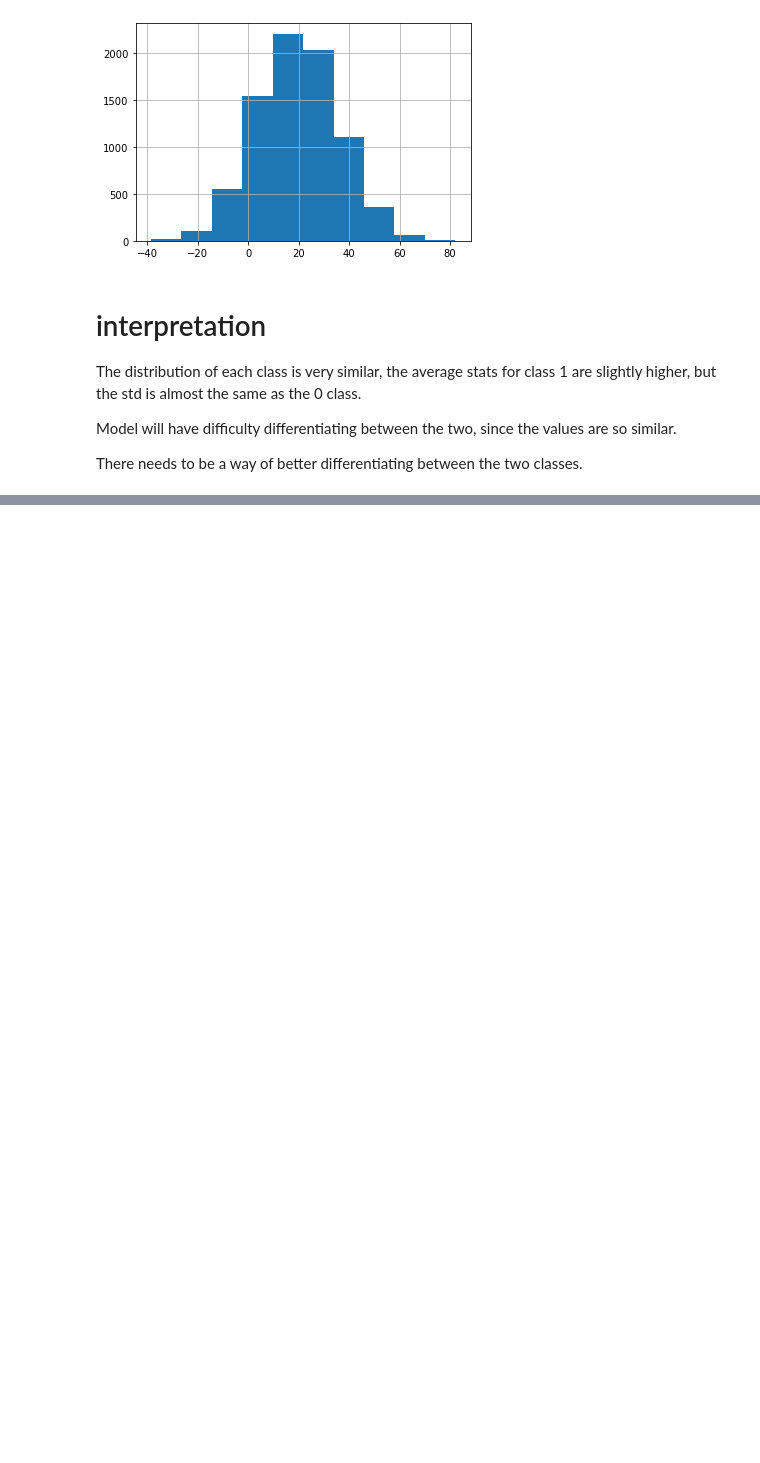
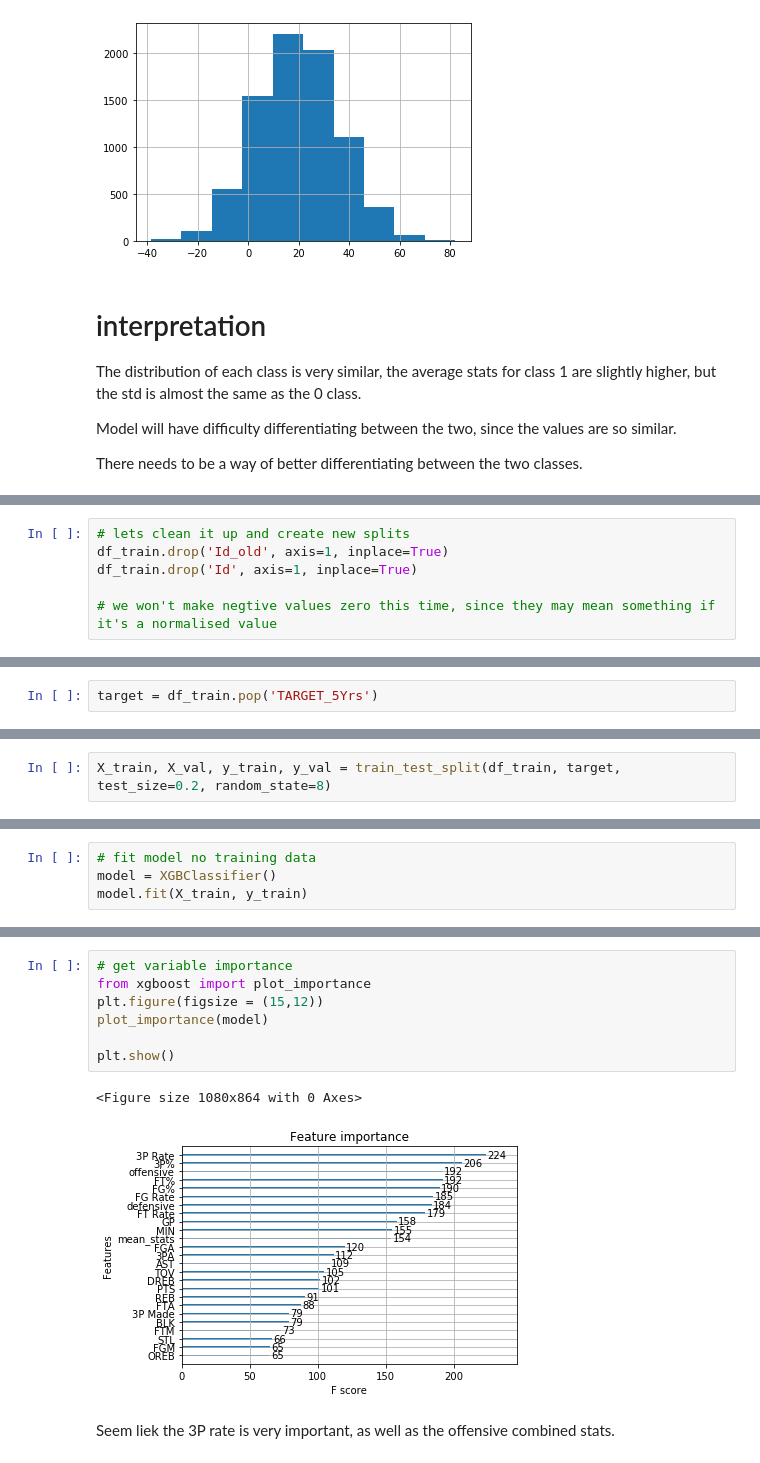
Before and after one commit to Reasmey/adsi_group2leftfeet, a Jupyter notebook: notebooks/EDA_features.ipynb, the cells around one changed output, grey strips where cells are left out. Drawn from its saved outputs; the diff is of its cells as text; blank space fills up the shorter version.

```diff
--- a/notebooks/EDA_features.ipynb
+++ b/notebooks/EDA_features.ipynb
@@ -195,0 +348,6 @@ There needs to be a way of better differentiating between the two classes.
+# %%
+# lets clean it up and create new splits
+df_train.drop('Id_old', axis=1, inplace=True)
+df_train.drop('Id', axis=1, inplace=True)
+
+# we won't make negtive values zero this time, since they may mean something if it's a normalised value
@@ -195,0 +370,2 @@ There needs to be a way of better differentiating between the two classes.
+# %%
+target = df_train.pop('TARGET_5Yrs')
@@ -195,0 +465,2 @@ There needs to be a way of better differentiating between the two classes.
+# %%
+X_train, X_val, y_train, y_val = train_test_split(df_train, target, test_size=0.2, random_state=8)
@@ -195,0 +483,4 @@ There needs to be a way of better differentiating between the two classes.
+# %%
+# fit model no training data
+model = XGBClassifier()
+model.fit(X_train, y_train)
@@ -195,0 +544,12 @@ There needs to be a way of better differentiating between the two classes.
+# %%
+# get variable importance
+from xgboost import plot_importance
+plt.figure(figsize = (15,12))
+plot_importance(model)
+
+plt.show()
+# %% [output]
+<Figure size 1080x864 with 0 Axes>
+[figure, added]
+# %% [markdown]
+Seem liek the 3P rate is very important, as well as the offensive combined stats.
```
Also changed, not shown: parts of 89 cells of this notebook, 9 other files.
